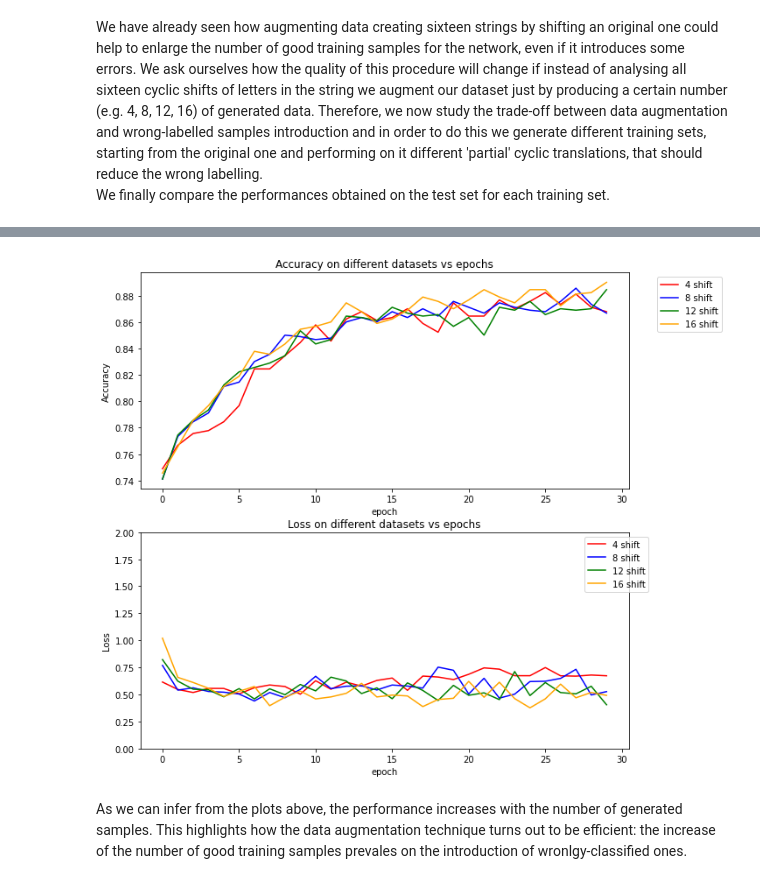
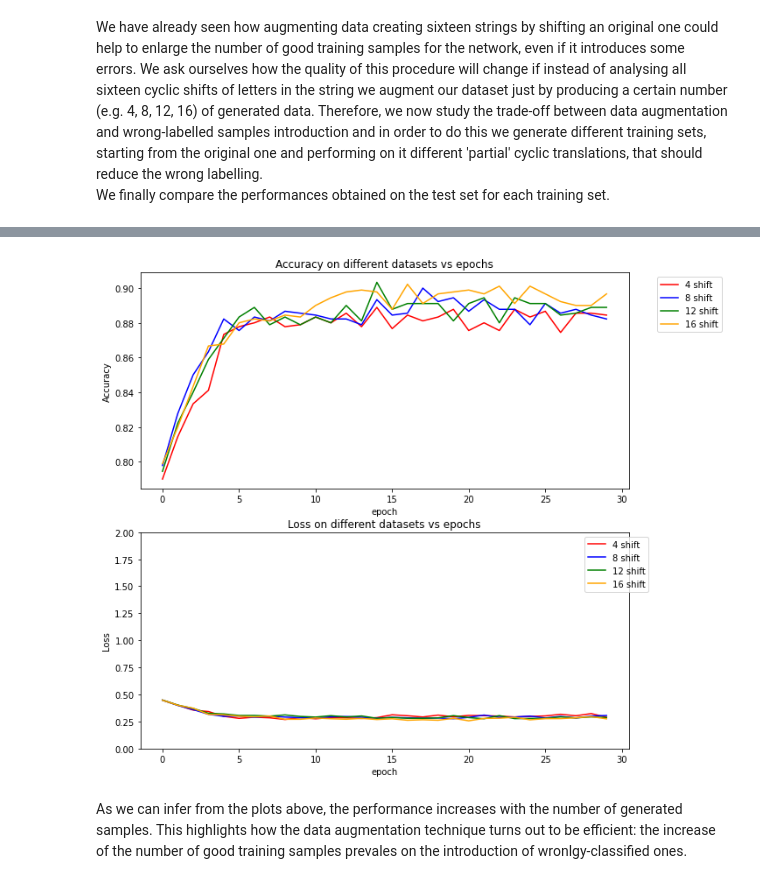
Before and after one commit to giuliacampesan/UniversityAssignments, a Jupyter notebook: 02_week/LoCPdown_exercise2.ipynb, the cells around one changed output, grey strips where cells are left out. Cells and saved outputs as stored; diff of their text form; code cells hidden in the pictures.

Commit message:
aggiunto file finale e consegnato

```diff
--- a/02_week/LoCPdown_exercise2.ipynb
+++ b/02_week/LoCPdown_exercise2.ipynb
@@ -368,7 +371,7 @@ def create_model(optimizer='RMSprop', activation='relu', dropout_rate=0.2):
     model_grid.add(Dense(L, input_shape=(L,), activation=activation))
     model_grid.add(Dense(L/2, activation=activation))
     model_grid.add(Dropout(dropout_rate))
-    model_grid.add(Dense(1, activation=activation))
+    model_grid.add(Dense(1, activation='sigmoid'))
 
     model_grid.compile(loss='binary_crossentropy',
                        optimizer=optimizer,
@@ -378,9 +381,9 @@ def create_model(optimizer='RMSprop', activation='relu', dropout_rate=0.2):
 
 # create model
 model_gridsearch = KerasClassifier(build_fn=create_model,
-                        epochs=30,
-                        batch_size=60,
-                        verbose=0)
+                        epochs = 30,
+                        batch_size = 60,
+                        verbose = 0)
 
 # list of allowed optional arguments for the optimizer, see compile_model()
 optimizer = ['SGD', 'RMSprop', 'Adam']
@@ -439,7 +442,22 @@ At first, we evaluate the performance of the best model found above when trained
 Then, we apply a rescaling to our data in order to have a zero-centered, unitary-variance set, to see if this leads to an improved performance.
 # %%
 #model definition
-final_model_1 = create_model(optimizer='RMSprop', activation='relu', dropout_rate=0.2) #Best model from GridSearch
+
+def create_model(optimizer='RMSprop', activation='relu', dropout_rate=0.2):
+    # create model
+    model_grid = Sequential()
+    model_grid.add(Dense(L, input_shape=(L,), activation=activation))
+    model_grid.add(Dense(L/2, activation=activation))
+    model_grid.add(Dropout(dropout_rate))
+    model_grid.add(Dense(1, activation='sigmoid'))
+
+    model_grid.compile(loss='binary_crossentropy',
+                       optimizer=optimizer,
+                       metrics=['accuracy']
+                      )
+    return model_grid
+
+final_model_1 = create_model(optimizer = 'Adam', activation = 'relu', dropout_rate = 0.1) #Best model from GridSearch
 
 fit_final_model_1 = final_model_1.fit(np.asarray(x_train_augm), np.asarray(y_train_augm),
                                   epochs = 30,
@@ -463,7 +481,7 @@ print('mean', x_train_augm.mean())
 print('stdev', x_train_augm.std())
 
 #Model definition
-final_model_2 = create_model(optimizer='RMSprop', activation='relu', dropout_rate=0.2) #Best model from GridSearch
+final_model_2 = create_model(optimizer='Adam', activation='relu', dropout_rate=0.1) #Best model from GridSearch
 
 fit_final_model_2 = final_model_2.fit(np.asarray(x_train_augm), np.asarray(y_train_augm),
                                   epochs = 30,
@@ -620,7 +638,7 @@ for i in range(len(shifted_x_list)):
             x_train[j][k*4 + onehc[shifted_x_list[i][j][k]]] = 1 #for every step in string you jump of 4 i the autoencpding
 
 
-    model_shift = create_model(optimizer='RMSprop', activation='relu', dropout_rate=0.2) #Best model from GridSearch
+    model_shift = create_model(optimizer='Adam', activation='relu', dropout_rate=0.1) #Best model from GridSearch
 
     model_shift.compile(loss='binary_crossentropy',
                     optimizer='RMSprop',
@@ -682,3 +700,3 @@ Test accuracy: 0.8899999856948853
-[figure, old version]
+[figure, new version]
 # %% [markdown]
 As we can infer from the plots above, the performance increases with the number of generated samples. This highlights how the data augmentation technique turns out to be efficient: the increase of the number of good training samples prevales on the introduction of wronlgy-classified ones.
```
Also changed, not shown: parts of 11 cells of this notebook.
